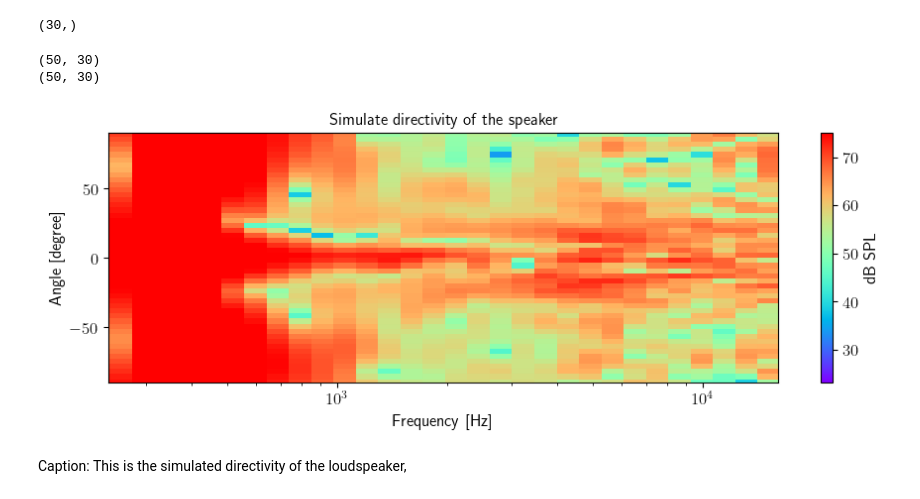
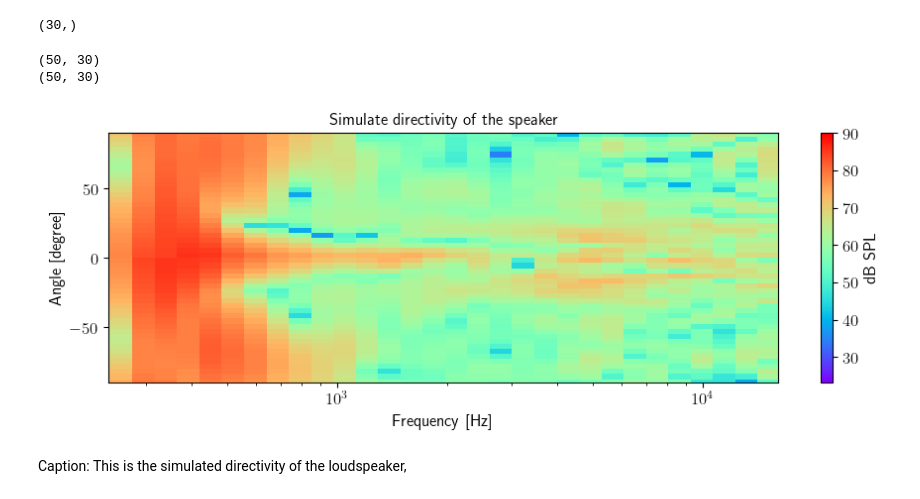
Before and after one commit to 1ieng2en/3d_beamforming, a Jupyter notebook: 3dbf_app_simulation.ipynb, the cells around one changed output. Cells and saved outputs as stored; diff of their text form; code cells hidden in the pictures.

```diff
--- a/3dbf_app_simulation.ipynb
+++ b/3dbf_app_simulation.ipynb
@@ -181,7 +199,10 @@ import seaborn as sns
 
 w = 12 / 1.1
 h = w * (3 / 10)
-ASPECT = (w, h)  # w, h in inches
+ASPECT1 = (w, h)  # w, h in inches
+ASPECT2 = (w, h * 2)  # w, h in inches
+ASPECT3 = (w, h *10 /3)  # w, h in inches
+ASPECT05 = (w/2, h)  # w, h in inches
 
 font_size = 12
 
@@ -1132,36 +1208,36 @@ x_log = np.logspace(np.log10(freq_list.min()), np.log10(freq_list.max()), len(fr
 # Your y-axis and z-axis data preparation remains the same
 y = np.degrees(cir_theta)
 # Z = BF_analysis.dbspl(cir_bode).T  # Assuming this is your dB SPL calculation
 
 # revert the order of Z[50:100]
 Z = BF_analysis.dbspl(cir_bode).T  # Assuming this is your dB SPL calculation
 Z1 = Z[100:49:-1, :]
 Z2 = Z[0:50, :]
 print(Z1.shape)
 print(Z2.shape)
 Z = np.concatenate((Z1, Z2), axis=0)
 
-fig, ax = plt.subplots(figsize=ASPECT)
+fig, ax = plt.subplots(figsize=ASPECT1)
 # include contour in the map
 X, Y = np.meshgrid(x_log, y-180)
-c = ax.pcolormesh(X, Y, Z, cmap='rainbow', vmax = 75)  # 'flat' shading 表示不插值
+c = ax.pcolormesh(X, Y, Z, cmap='rainbow', vmax = 90)  # 'flat' shading 表示不插值
 
 fig.colorbar(c, ax=ax, label='dB SPL')
 
 ax.set_ylabel('Angle [degree]')
 ax.set_xlabel('Frequency [Hz]')
 # ax.set_ylim(180, 360)
 # ax.set_xlim(100, 10000)
 #c.set_clim(10, 40)
 ax.set_ylim(-90, 90)
 # set a different ticks for y axis instead of using the default ticks
 ax.set_xscale('log')  # Apply log scale
 ax.set_title('Simulate directivity of the speaker')
 plt.show()
 # %% [output]
 (50, 30)
 (50, 30)
-[figure, old version]
+[figure, new version]
 # %% [markdown]
 Caption:
 This is the simulated directivity of the loudspeaker,
```
Also changed, not shown: parts of 15 cells of this notebook.
